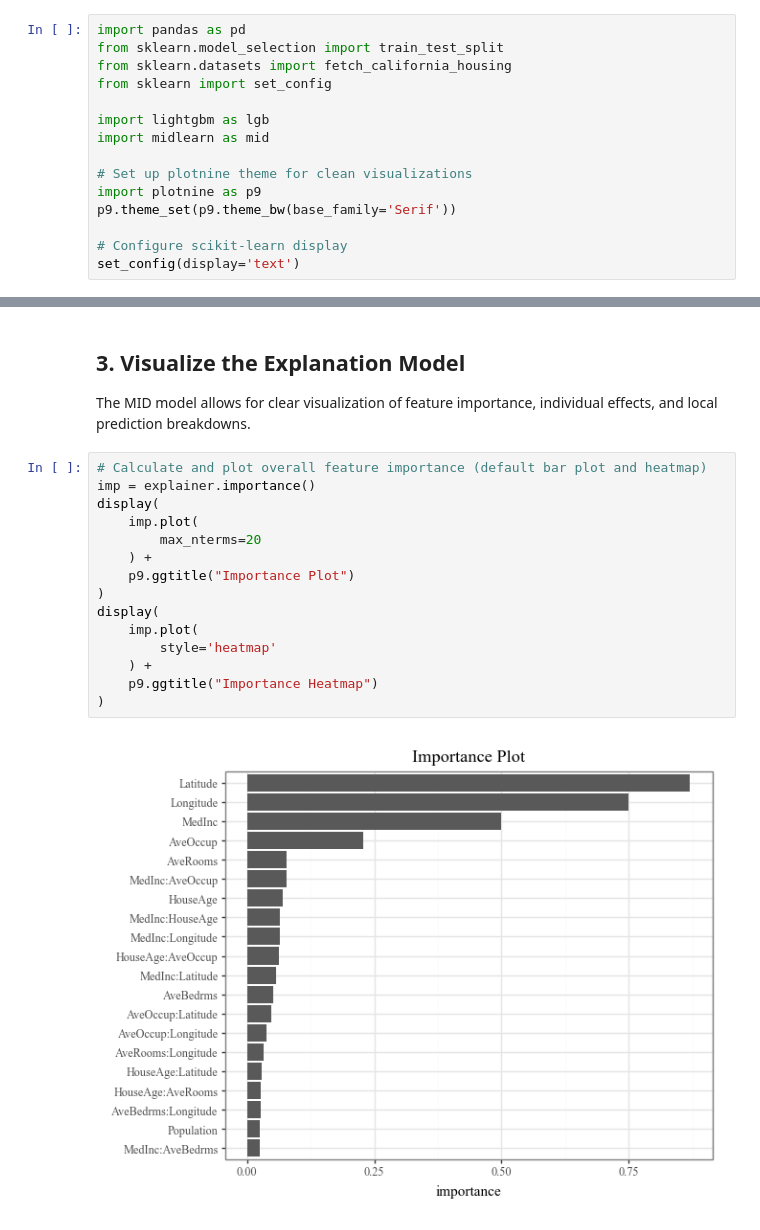
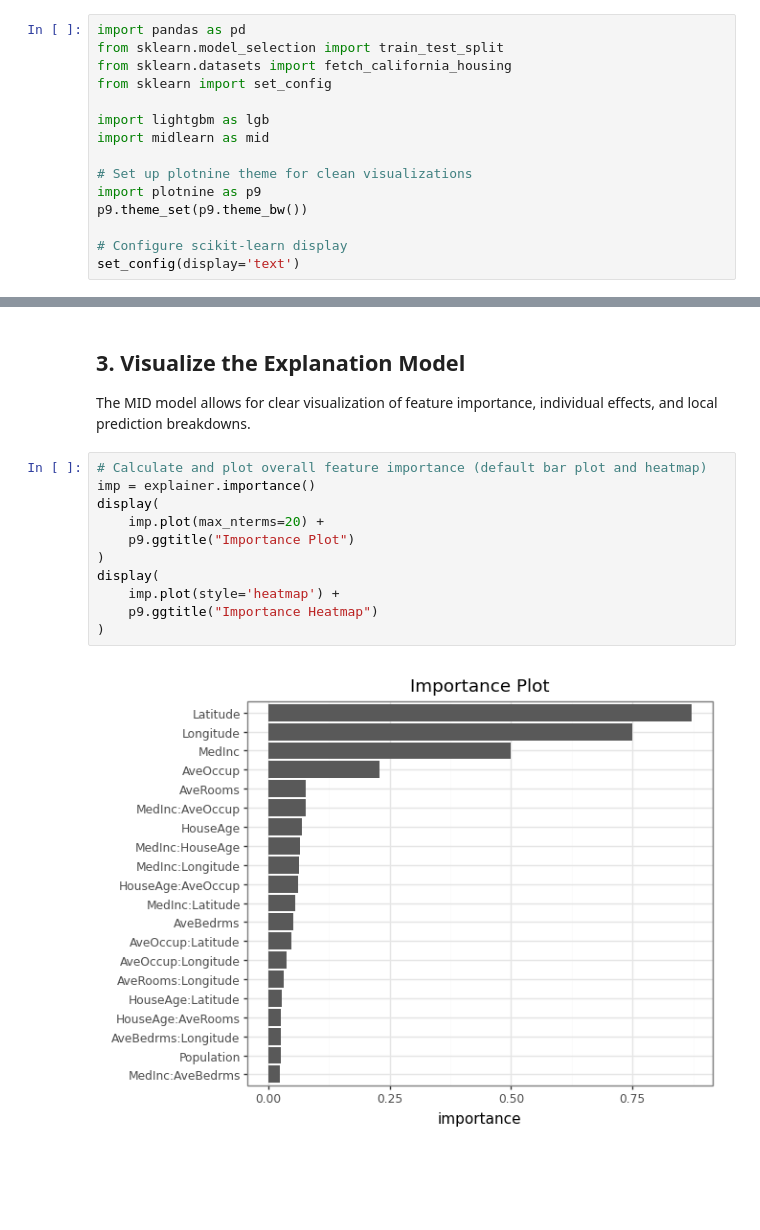
Before and after one commit to ryo-asashi/pyramid-learn, a Jupyter notebook: docs/source/quick-start.ipynb, the cells around one changed output, grey strips where cells are left out. Saved outputs shown, nothing was run; the diff lists cells and outputs as text; blank space fills up the shorter version.

```diff
--- a/docs/source/quick-start.ipynb
+++ b/docs/source/quick-start.ipynb
@@ -12,7 +12,7 @@ import midlearn as mid
 
 # Set up plotnine theme for clean visualizations
 import plotnine as p9
-p9.theme_set(p9.theme_bw(base_family='Serif'))
+p9.theme_set(p9.theme_bw())
 
 # Configure scikit-learn display
 set_config(display='text')
@@ -81,17 +81,13 @@ The MID model allows for clear visualization of feature importance, individual e
 # %%
 # Calculate and plot overall feature importance (default bar plot and heatmap)
 imp = explainer.importance()
 display(
-    imp.plot(
-        max_nterms=20
-    ) +
+    imp.plot(max_nterms=20) +
     p9.ggtitle("Importance Plot")
 )
 display(
-    imp.plot(
-        style='heatmap'
-    ) +
+    imp.plot(style='heatmap') +
     p9.ggtitle("Importance Heatmap")
 )
 # %% [output]
-[figure, old version]
+[figure, new version]
```
Also changed, not shown: parts of 7 cells of this notebook, 2 other files.
